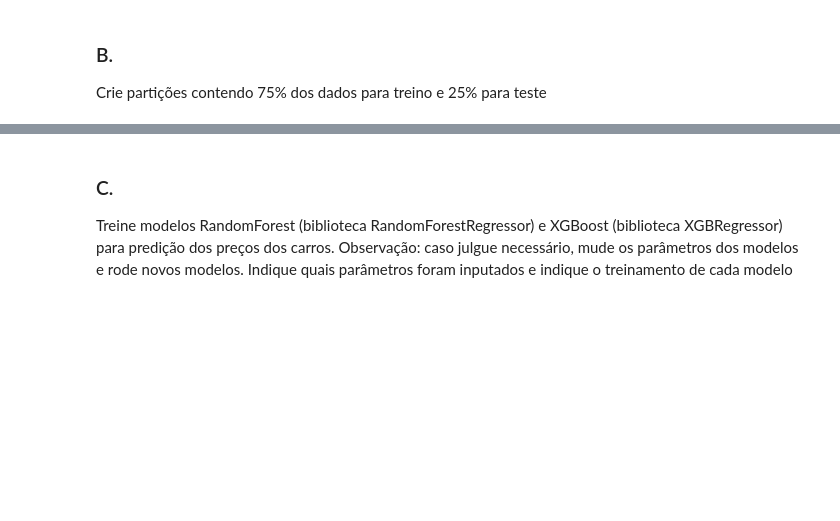
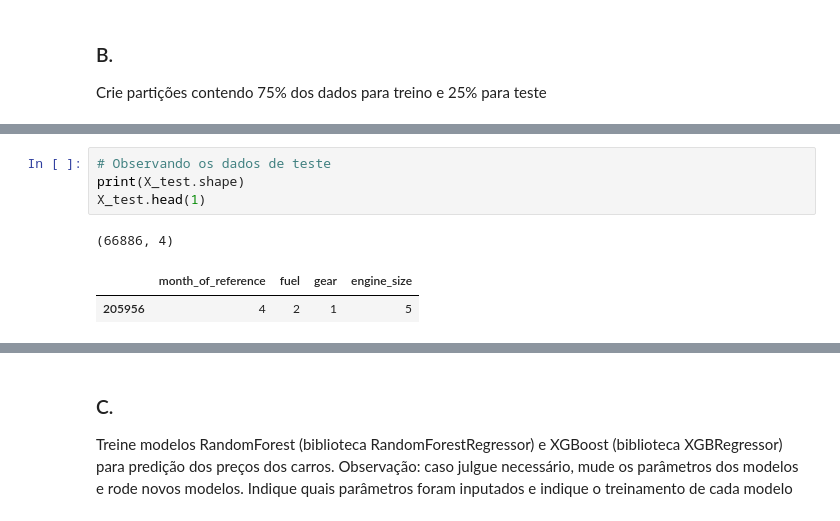
Before and after one commit to renansko/LPA, a Jupyter notebook: Dados/trabalho.ipynb, the cells around one changed output, grey strips where cells are left out. Saved outputs shown, nothing was run; the diff lists cells and outputs as text; blank space fills up the shorter version.

```diff
--- a/Dados/trabalho.ipynb
+++ b/Dados/trabalho.ipynb
@@ -326,0 +356,8 @@ Crie partições contendo 75% dos dados para treino e 25% para teste
+# %%
+# Observando os dados de teste
+print(X_test.shape)
+X_test.head(1)
+# %% [output]
+(66886, 4)
+|  | month_of_reference | fuel | gear | engine_size |
+| 205956 | 4 | 2 | 1 | 5 |
```
Also changed, not shown: parts of 31 cells of this notebook.
